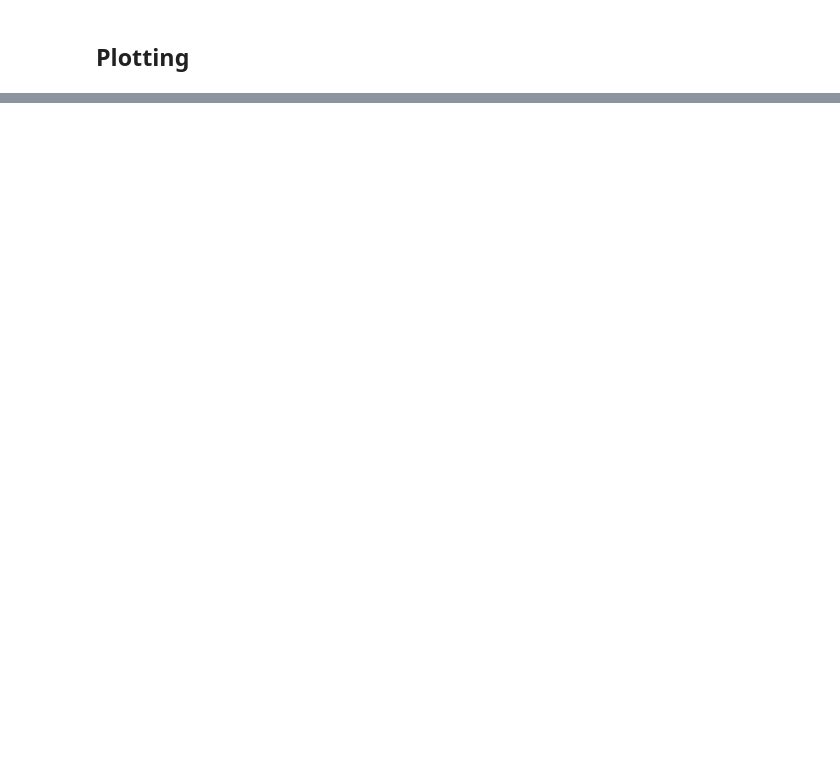
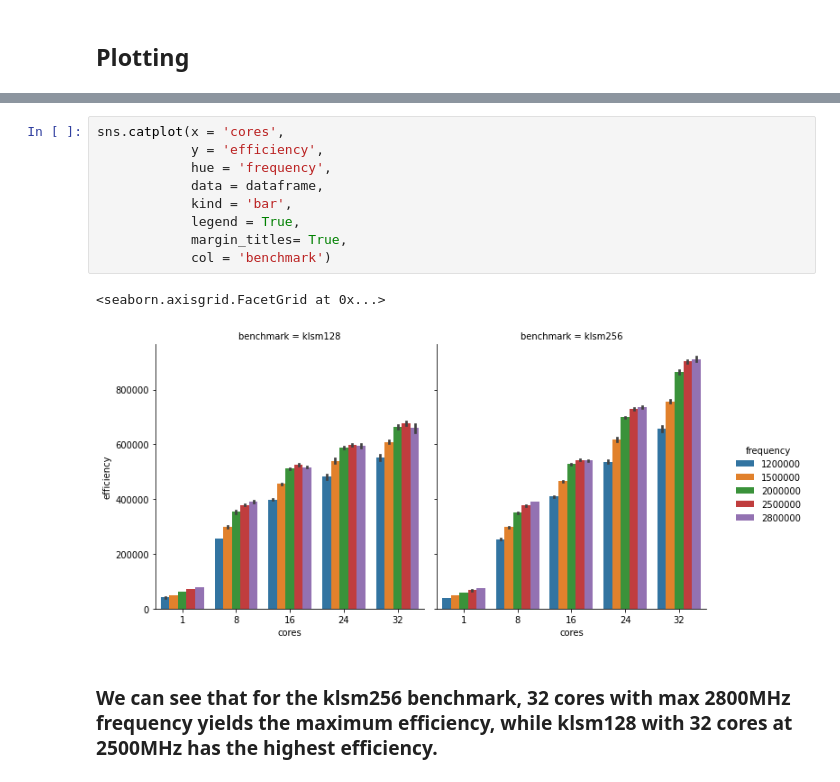
Before and after one commit to madhava20217/Relaxed_Memory_study, a Jupyter notebook: klsm_analysis.ipynb, the cells around one changed output, grey strips where cells are left out. Cells and saved outputs as stored; diff of their text form; blank space fills up the shorter version.

```diff
--- a/klsm_analysis.ipynb
+++ b/klsm_analysis.ipynb
@@ -156,0 +91,14 @@ AttributeError: 'Rectangle' object has no property 'group'
+# %%
+sns.catplot(x = 'cores',
+            y = 'efficiency',
+            hue = 'frequency',
+            data = dataframe,
+            kind = 'bar',
+            legend = True,
+            margin_titles= True,
+            col = 'benchmark')
+# %% [output]
+<seaborn.axisgrid.FacetGrid at 0x...>
+[figure, added]
+# %% [markdown]
+### We can see that for the klsm256 benchmark, 32 cores with max 2800MHz frequency yields the maximum efficiency, while klsm128 with 32 cores at 2500MHz has the highest efficiency.
```
Also changed, not shown: parts of 11 cells of this notebook, 2 other files.
